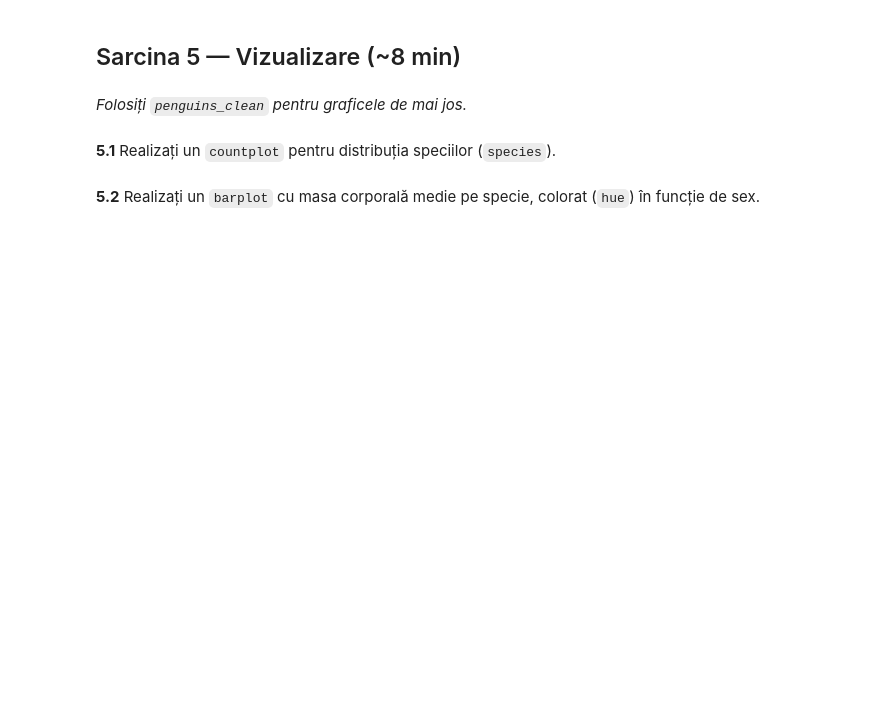
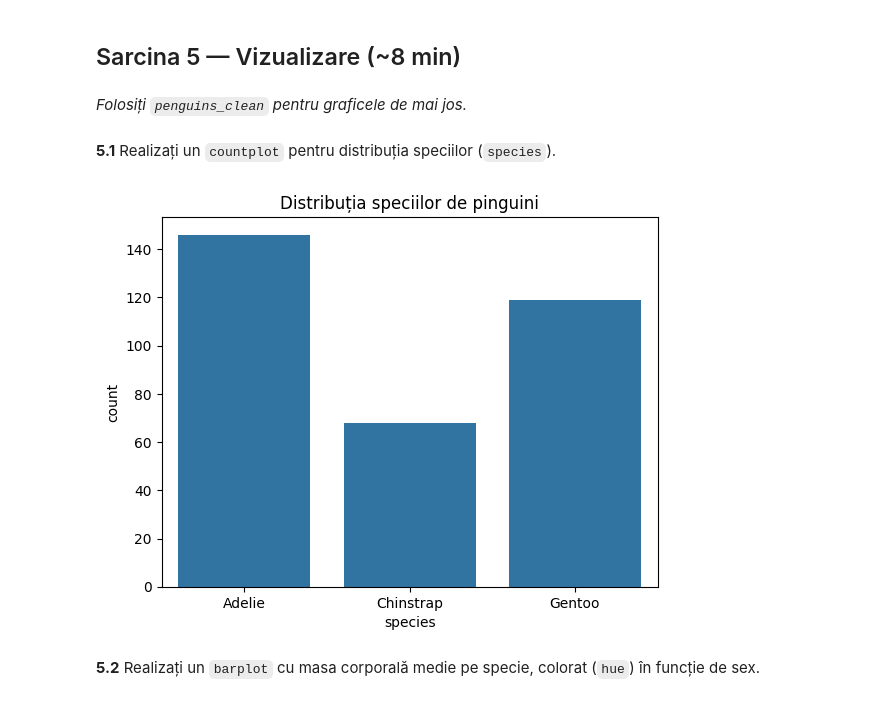
Before and after one commit to alexmaroiu24/ML-Seminar-MaroiuAlexandru, a Jupyter notebook: Maroiu_Alexandru_Tema_Laborator_2_ML.ipynb, the cells around one changed output. Drawn from its saved outputs; the diff is of its cells as text; code cells hidden in the pictures; blank space fills up the shorter version.

```diff
--- a/Maroiu_Alexandru_Tema_Laborator_2_ML.ipynb
+++ b/Maroiu_Alexandru_Tema_Laborator_2_ML.ipynb
@@ -238,6 +245,11 @@ dtype: int64
 **5.1** Realizați un `countplot` pentru distribuția speciilor (`species`).
 # %%
 # TODO 5.1
+sns.countplot(data=penguins_clean, x='species')
+plt.title('Distribuția speciilor de pinguini')
+plt.show()
+# %% [output]
+[figure, added]
 # %% [markdown]
 **5.2** Realizați un `barplot` cu masa corporală medie pe specie, colorat (`hue`) în funcție de sex.
 # %%
```
Also changed, not shown: parts of 6 cells of this notebook.
